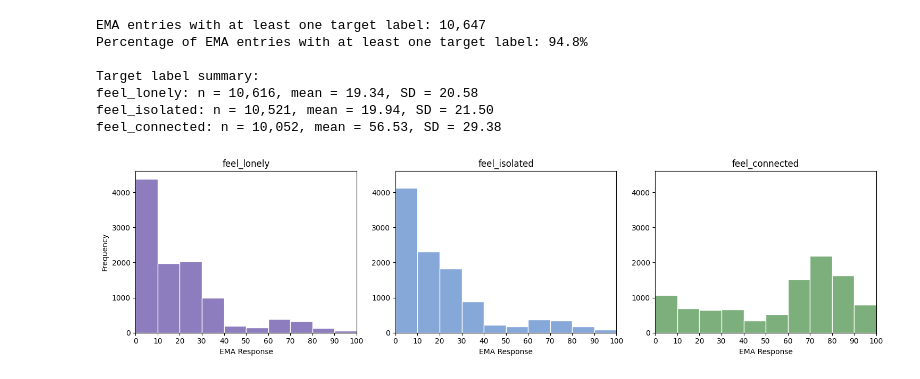
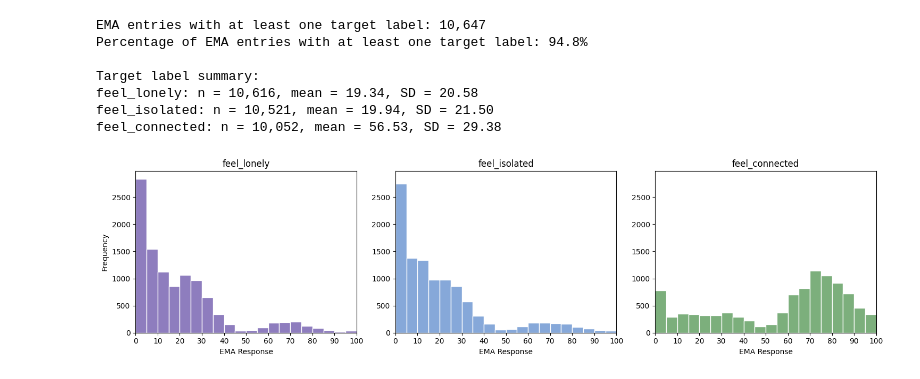
Before and after one commit to nedamhs/SoLo_analysis, a Jupyter notebook: technical_validation/ema_label_distributions.ipynb, the cells around one changed output. Saved outputs shown, nothing was run; the diff lists cells and outputs as text; code cells hidden in the pictures.

```diff
--- a/technical_validation/ema_label_distributions.ipynb
+++ b/technical_validation/ema_label_distributions.ipynb
@@ -69,25 +69,25 @@ Target label summary:
 feel_lonely: n = 10,616, mean = 19.34, SD = 20.58
 feel_isolated: n = 10,521, mean = 19.94, SD = 21.50
 feel_connected: n = 10,052, mean = 56.53, SD = 29.38
-# %%
-colors = ["#8E7DBE", "#86A8D9", "#7CAF7C"]
-
-fig, axes = plt.subplots(1, 3, figsize=(15, 4), sharey=True)
-bins = np.arange(0, 110, 10)
-
-for ax, label, color in zip(axes, LABELS, colors):
-    ax.hist(ema_df[label].dropna(), bins=bins, color=color,
-            edgecolor="white", linewidth=1)
-
-    ax.set_title(label)
-    ax.set_xlabel("EMA Response")
-    ax.set_xlim(0, 100)
-    ax.set_xticks(np.arange(0, 101, 10))
-    ax.tick_params(axis="y", labelleft=True)
-
-axes[0].set_ylabel("Frequency")
-
-plt.tight_layout()
-plt.show()
-# %% [output]
-[figure, removed]
+# %%
+colors = ["#8E7DBE", "#86A8D9", "#7CAF7C"]
+
+fig, axes = plt.subplots(1, 3, figsize=(15, 4), sharey=True)
+bins = np.arange(0, 105, 5)
+
+for ax, label, color in zip(axes, LABELS, colors):
+    ax.hist(ema_df[label].dropna(), bins=bins, color=color,
+            edgecolor="white", linewidth=1)
+
+    ax.set_title(label)
+    ax.set_xlabel("EMA Response")
+    ax.set_xlim(0, 100)
+    ax.set_xticks(np.arange(0, 101, 10))
+    ax.tick_params(axis="y", labelleft=True)
+
+axes[0].set_ylabel("Frequency")
+
+plt.tight_layout()
+plt.show()
+# %% [output]
+[figure, added]
```
Also changed, not shown: 5 other files.
